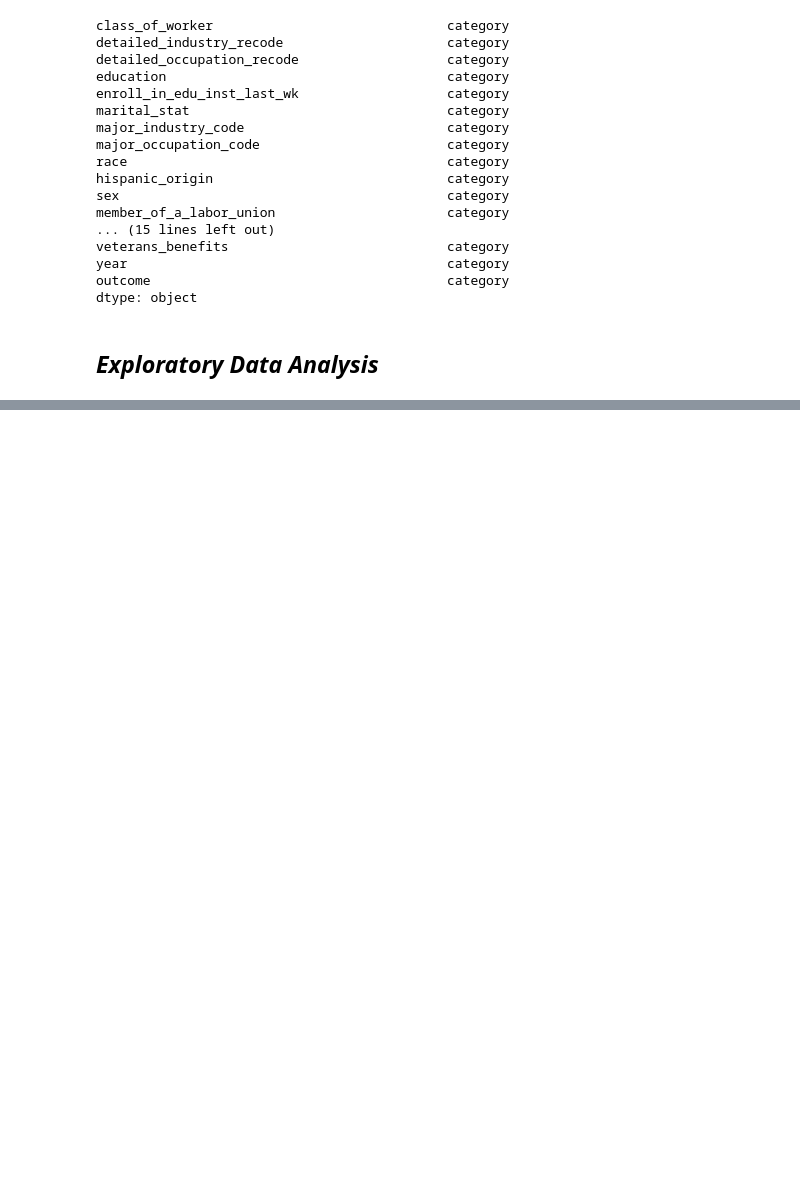
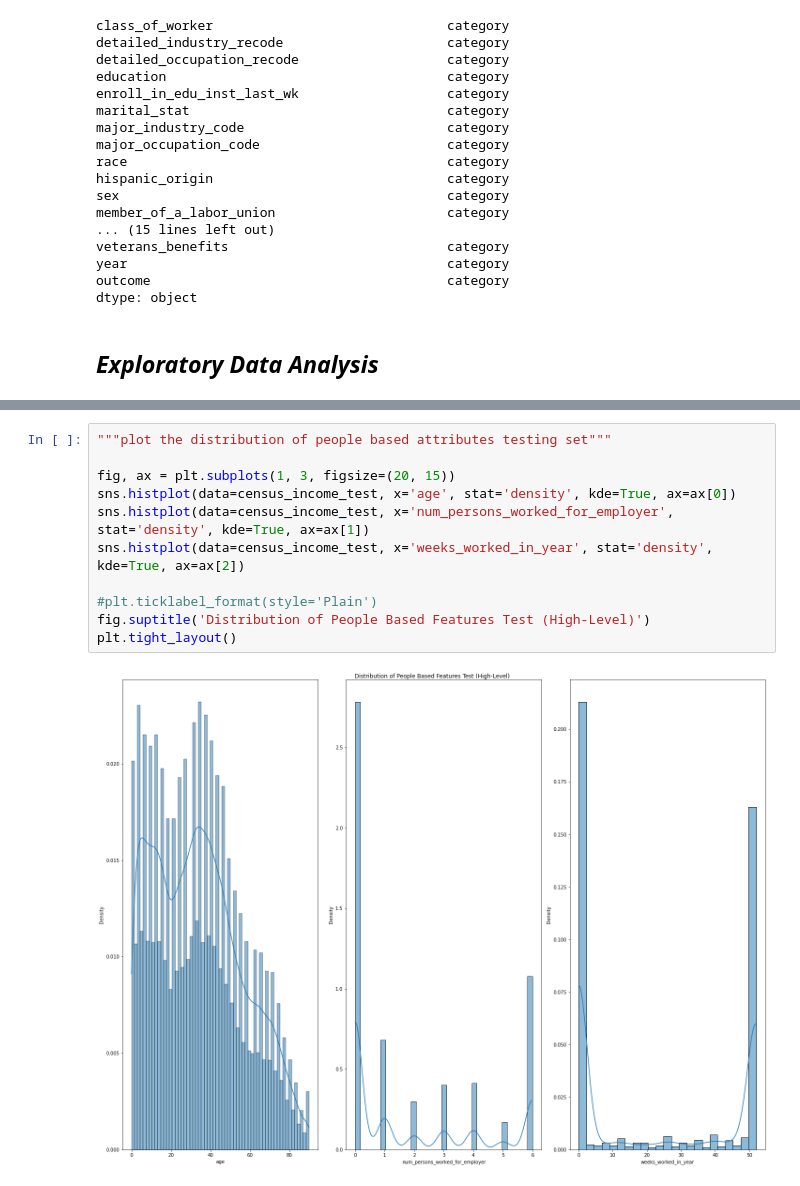
Before and after one commit to benkarabinus/nerdy_data_stuff, a Jupyter notebook: DU/COMP4448/Data_Cleaning_Assignment/Ben_Karabinus_Data_Cleaning_Assignment.ipynb, the cells around one changed output, grey strips where cells are left out. Drawn from its saved outputs; the diff is of its cells as text; blank space fills up the shorter version.

```diff
--- a/DU/COMP4448/Data_Cleaning_Assignment/Ben_Karabinus_Data_Cleaning_Assignment.ipynb
+++ b/DU/COMP4448/Data_Cleaning_Assignment/Ben_Karabinus_Data_Cleaning_Assignment.ipynb
@@ -365,0 +502,13 @@ dtype: object
+# %%
+"""plot the distribution of people based attributes testing set"""
+
+fig, ax = plt.subplots(1, 3, figsize=(20, 15))
+sns.histplot(data=census_income_test, x='age', stat='density', kde=True, ax=ax[0])
+sns.histplot(data=census_income_test, x='num_persons_worked_for_employer', stat='density', kde=True, ax=ax[1])
+sns.histplot(data=census_income_test, x='weeks_worked_in_year', stat='density', kde=True, ax=ax[2])
+
+#plt.ticklabel_format(style='Plain')
+fig.suptitle('Distribution of People Based Features Test (High-Level)')
+plt.tight_layout()
+# %% [output]
+[figure, added]
```
Also changed, not shown: parts of 15 cells of this notebook.
